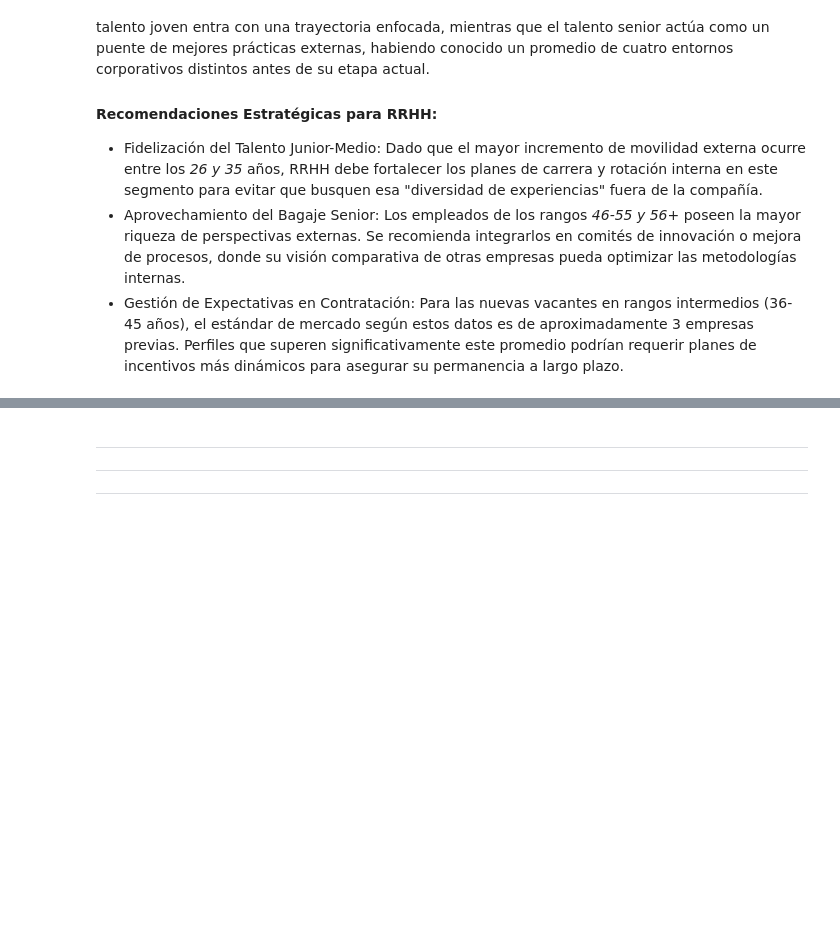
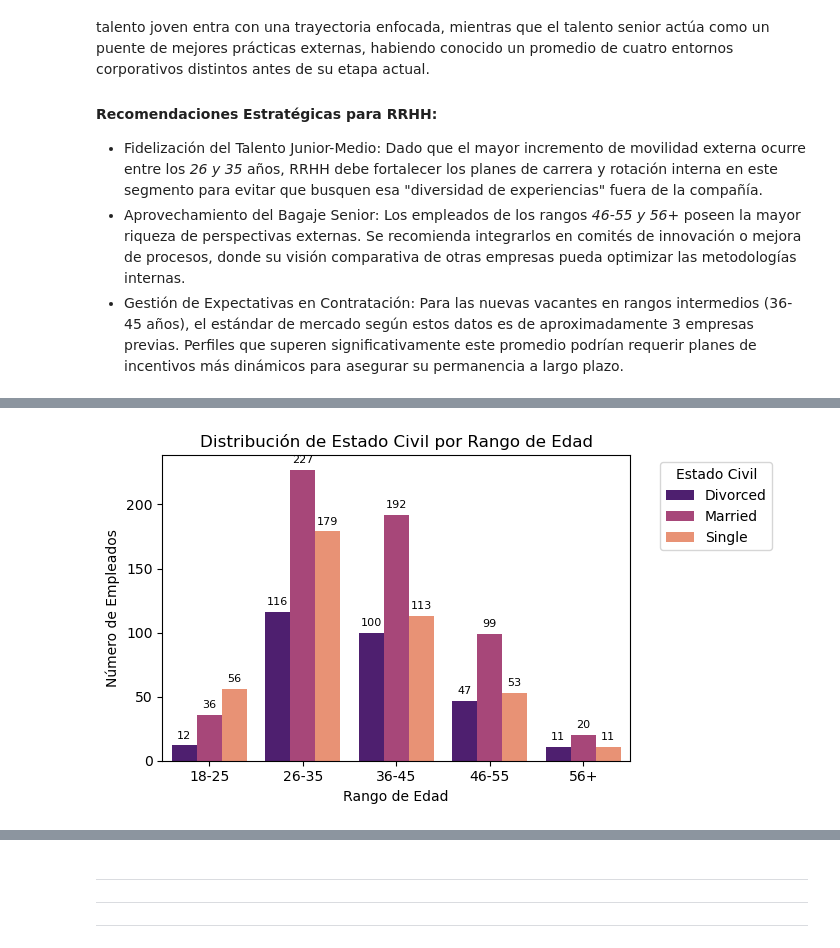
Before and after one commit to PatriciaAnaya/project-da-promo-59-modulo-3-team-3, a Jupyter notebook: optimizacion-de-talento.ipynb, the cells around one changed output, grey strips where cells are left out. Cells and saved outputs as stored; diff of their text form; code cells hidden in the pictures; blank space fills up the shorter version.

```diff
--- a/optimizacion-de-talento.ipynb
+++ b/optimizacion-de-talento.ipynb
@@ -1475,0 +1599,6 @@ A diferencia de la `monthly_rate`, que presentaba una tendencia en "U", la movil
+# %%
+marital_age_dist = (df_final.groupby(['marital_status', 'age_range'])
+                    .size()
+                    .reset_index(name='count'))
+
+marital_age_dist
@@ -1475,0 +1622,22 @@ A diferencia de la `monthly_rate`, que presentaba una tendencia en "U", la movil
+# %%
+plt.figure(figsize=(7, 4))
+ax = sns.barplot(data=marital_age_dist, x='age_range', y='count', hue='marital_status', palette='magma')
+
+# Añadir etiquetas de valor sobre las barras
+for p in ax.patches:
+    if p.get_height() > 0:
+        ax.annotate(f'{int(p.get_height())}',
+                    (p.get_x() + p.get_width() / 2., p.get_height()),
+                    ha='center', va='center',
+                    xytext=(0, 7),
+                    textcoords='offset points',
+                    fontsize=8)
+
+plt.title('Distribución de Estado Civil por Rango de Edad')
+plt.xlabel('Rango de Edad')
+plt.ylabel('Número de Empleados')
+plt.legend(title='Estado Civil', bbox_to_anchor=(1.05, 1), loc='upper left')
+plt.tight_layout()
+plt.show()
+# %% [output]
+[figure, added]
```
Also changed, not shown: parts of 12 cells of this notebook, 1 other file.
